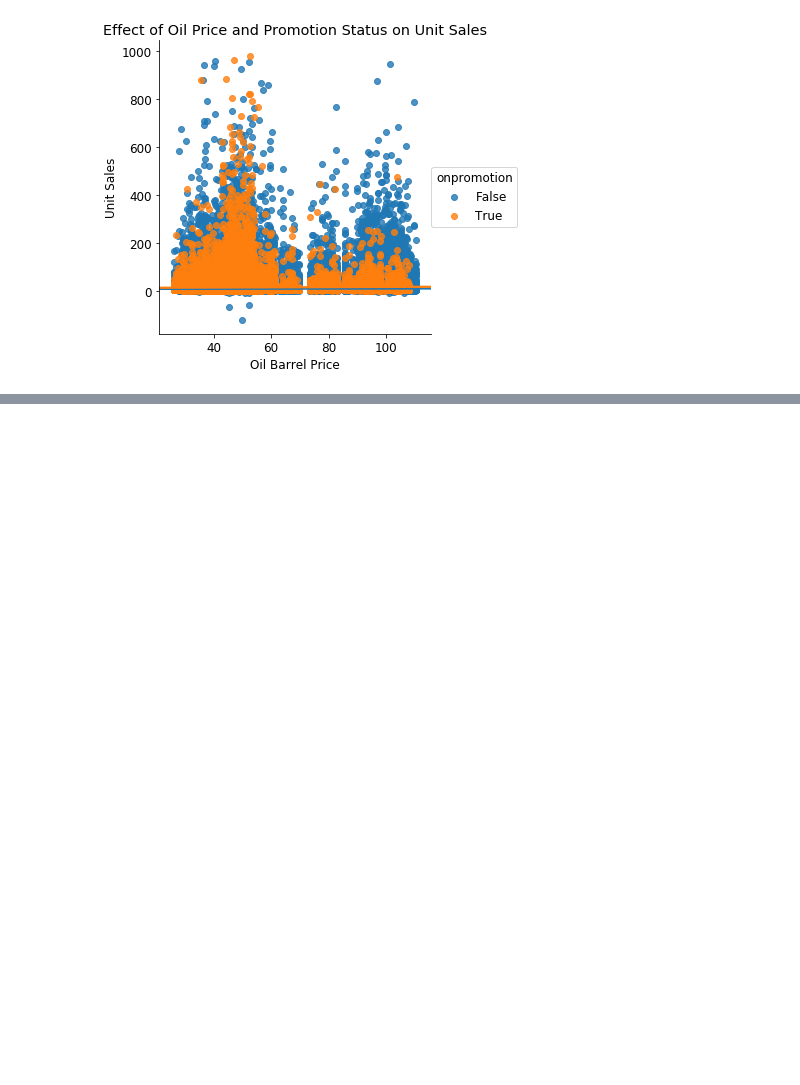
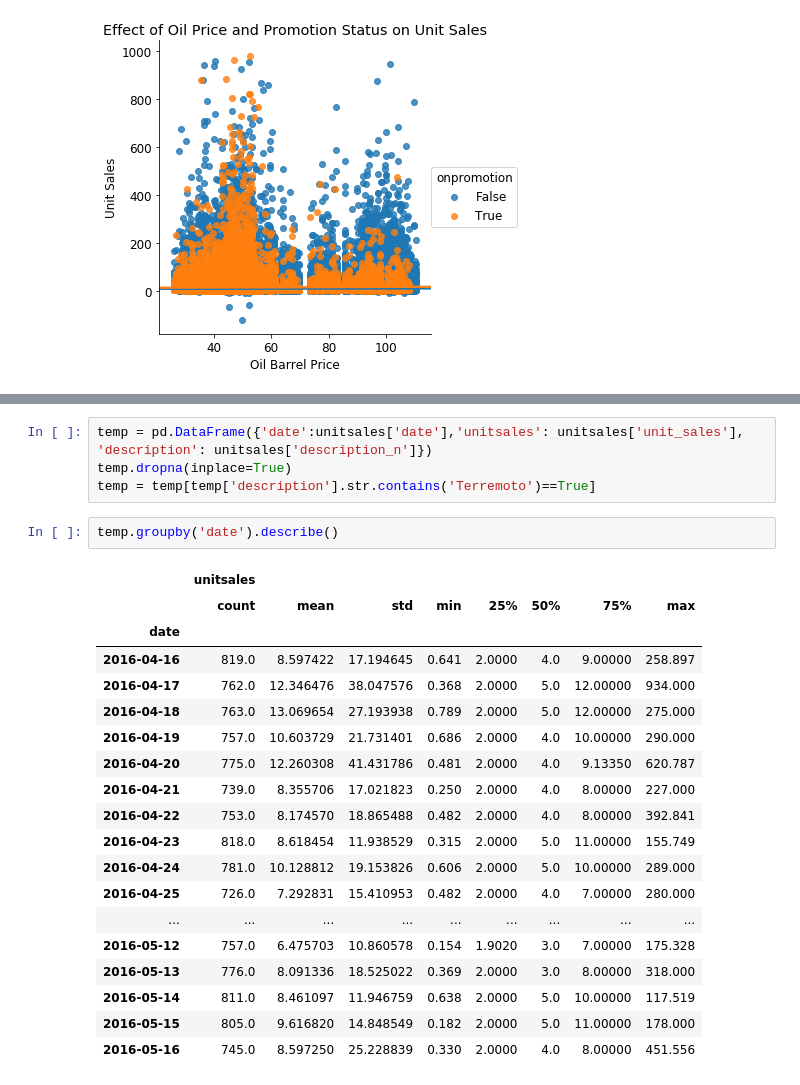
Before and after one commit to erstrong/FavoritaGrocery, a Jupyter notebook: Part2-EDA/Exploratory Data Analysis.ipynb, the cells around one changed output, grey strips where cells are left out. Cells and saved outputs as stored; diff of their text form; blank space fills up the shorter version.

```diff
--- a/Part2-EDA/Exploratory Data Analysis.ipynb
+++ b/Part2-EDA/Exploratory Data Analysis.ipynb
@@ -858,0 +933,26 @@ plt.show()
+# %%
+temp = pd.DataFrame({'date':unitsales['date'],'unitsales': unitsales['unit_sales'], 'description': unitsales['description_n']})
+temp.dropna(inplace=True)
+temp = temp[temp['description'].str.contains('Terremoto')==True]
+# %%
+temp.groupby('date').describe()
+# %% [output]
+|  | unitsales |  |  |  |  |  |  |  |
+|  | count | mean | std | min | 25% | 50% | 75% | max |
+| date |  |  |  |  |  |  |  |  |
+| 2016-04-16 | 819.0 | 8.597422 | 17.194645 | 0.641 | 2.0000 | 4.0 | 9.00000 | 258.897 |
+| 2016-04-17 | 762.0 | 12.346476 | 38.047576 | 0.368 | 2.0000 | 5.0 | 12.00000 | 934.000 |
+| 2016-04-18 | 763.0 | 13.069654 | 27.193938 | 0.789 | 2.0000 | 5.0 | 12.00000 | 275.000 |
+| 2016-04-19 | 757.0 | 10.603729 | 21.731401 | 0.686 | 2.0000 | 4.0 | 10.00000 | 290.000 |
+| 2016-04-20 | 775.0 | 12.260308 | 41.431786 | 0.481 | 2.0000 | 4.0 | 9.13350 | 620.787 |
+| 2016-04-21 | 739.0 | 8.355706 | 17.021823 | 0.250 | 2.0000 | 4.0 | 8.00000 | 227.000 |
+| 2016-04-22 | 753.0 | 8.174570 | 18.865488 | 0.482 | 2.0000 | 4.0 | 8.00000 | 392.841 |
+| 2016-04-23 | 818.0 | 8.618454 | 11.938529 | 0.315 | 2.0000 | 5.0 | 11.00000 | 155.749 |
+| 2016-04-24 | 781.0 | 10.128812 | 19.153826 | 0.606 | 2.0000 | 5.0 | 10.00000 | 289.000 |
+| 2016-04-25 | 726.0 | 7.292831 | 15.410953 | 0.482 | 2.0000 | 4.0 | 7.00000 | 280.000 |
+| ... | ... | ... | ... | ... | ... | ... | ... | ... |
+| 2016-05-12 | 757.0 | 6.475703 | 10.860578 | 0.154 | 1.9020 | 3.0 | 7.00000 | 175.328 |
+| 2016-05-13 | 776.0 | 8.091336 | 18.525022 | 0.369 | 2.0000 | 3.0 | 8.00000 | 318.000 |
+| 2016-05-14 | 811.0 | 8.461097 | 11.946759 | 0.638 | 2.0000 | 5.0 | 10.00000 | 117.519 |
+| 2016-05-15 | 805.0 | 9.616820 | 14.848549 | 0.182 | 2.0000 | 5.0 | 11.00000 | 178.000 |
+| 2016-05-16 | 745.0 | 8.597250 | 25.228839 | 0.330 | 2.0000 | 4.0 | 8.00000 | 451.556 |
```
Also changed, not shown: parts of 26 cells of this notebook, 2 other files.
